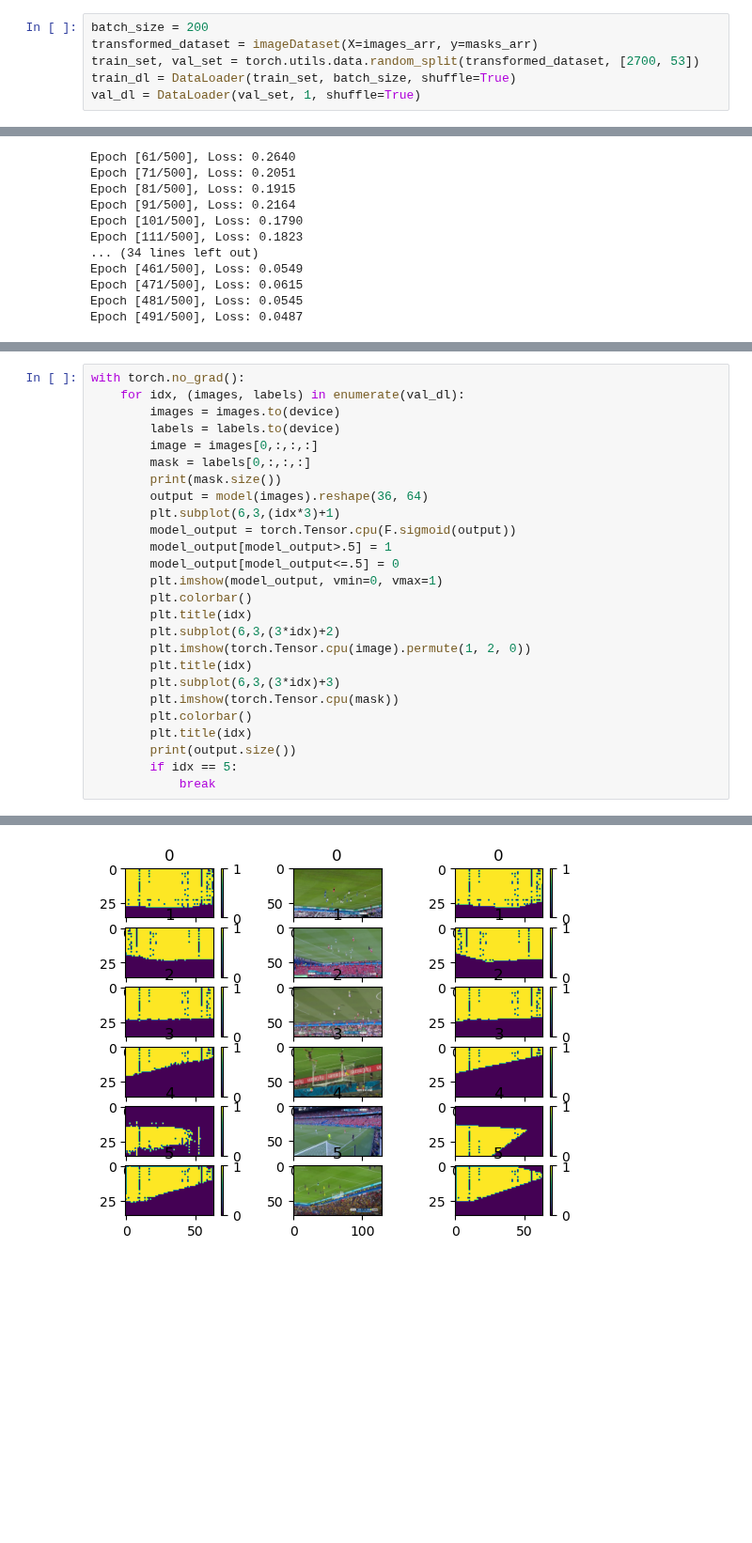
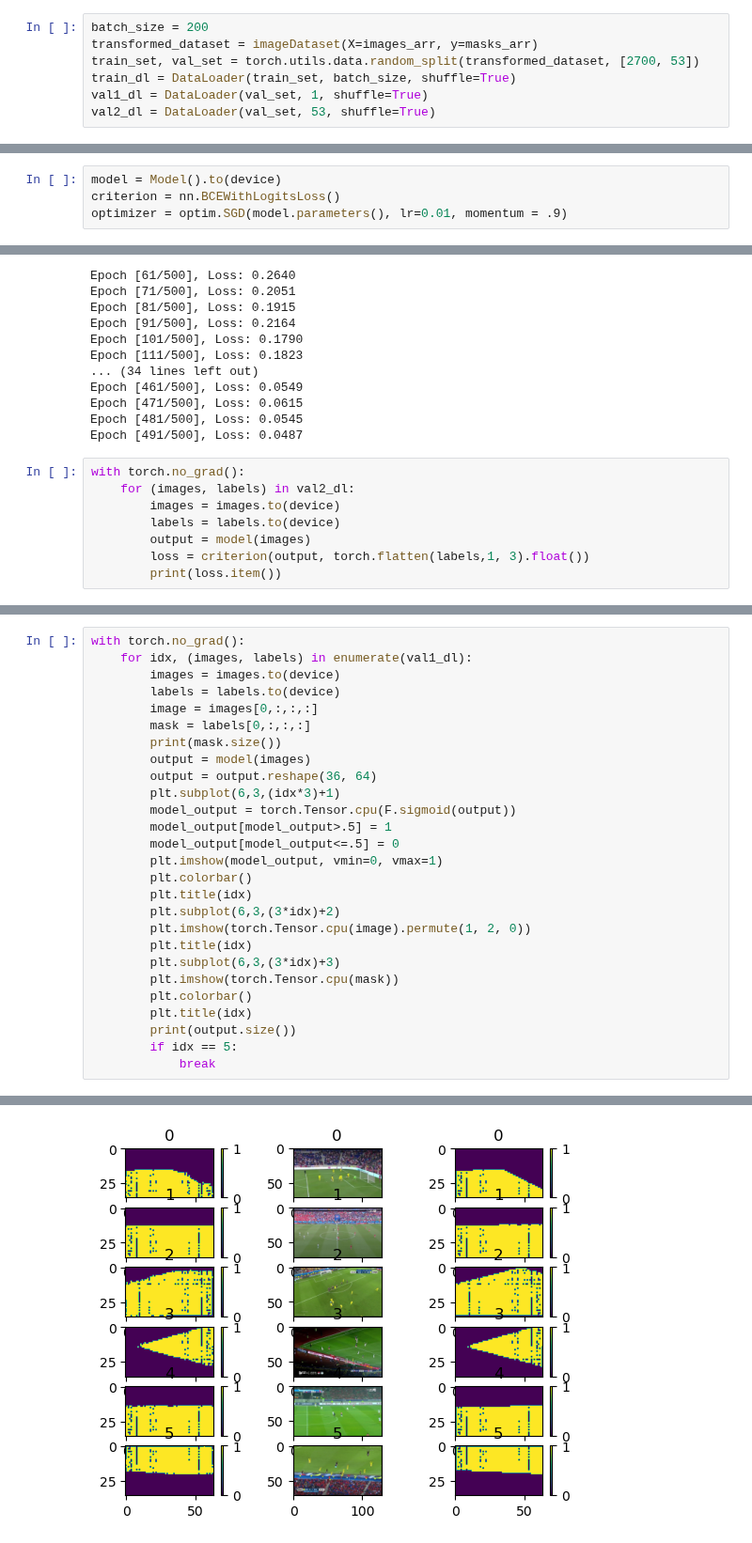
Before and after one commit to patrick-naylor/Soccer-Field-Detection, a Jupyter notebook: model.ipynb, the cells around one changed output, grey strips where cells are left out. Shown at 94% size. Drawn from its saved outputs; the diff is of its cells as text; blank space fills up the shorter version.

```diff
--- a/model.ipynb
+++ b/model.ipynb
@@ -90,7 +91,8 @@ batch_size = 200
 transformed_dataset = imageDataset(X=images_arr, y=masks_arr)
 train_set, val_set = torch.utils.data.random_split(transformed_dataset, [2700, 53])
 train_dl = DataLoader(train_set, batch_size, shuffle=True)
-val_dl = DataLoader(val_set, 1, shuffle=True)
+val1_dl = DataLoader(val_set, 1, shuffle=True)
+val2_dl = DataLoader(val_set, 53, shuffle=True)
 # %%
 class Model(nn.Module):
     def __init__(self):
@@ -117,3 +115,7 @@ optimizer = optim.SGD(model.parameters(), lr=0.01, momentum = .9)
+# %%
+model = Model().to(device)
+criterion = nn.BCEWithLogitsLoss()
+optimizer = optim.SGD(model.parameters(), lr=0.01, momentum = .9)
 # %%
 num_epochs = 500
 n_total_steps = len(train_dl)
@@ -156,3 +158,11 @@ Epoch [461/500], Loss: 0.0549
 Epoch [471/500], Loss: 0.0615
 Epoch [481/500], Loss: 0.0545
 Epoch [491/500], Loss: 0.0487
+# %%
+with torch.no_grad():
+    for (images, labels) in val2_dl:
+        images = images.to(device)
+        labels = labels.to(device)
+        output = model(images)
+        loss = criterion(output, torch.flatten(labels,1, 3).float())
+        print(loss.item())
@@ -159,40 +171,41 @@ Epoch [491/500], Loss: 0.0487
 # %%
 with torch.no_grad():
-    for idx, (images, labels) in enumerate(val_dl):
+    for idx, (images, labels) in enumerate(val1_dl):
         images = images.to(device)
         labels = labels.to(device)
         image = images[0,:,:,:]
         mask = labels[0,:,:,:]
         print(mask.size())
-        output = model(images).reshape(36, 64)
+        output = model(images)
+        output = output.reshape(36, 64)
         plt.subplot(6,3,(idx*3)+1)
         model_output = torch.Tensor.cpu(F.sigmoid(output))
         model_output[model_output>.5] = 1
         model_output[model_output<=.5] = 0
         plt.imshow(model_output, vmin=0, vmax=1)
         plt.colorbar()
         plt.title(idx)
         plt.subplot(6,3,(3*idx)+2)
         plt.imshow(torch.Tensor.cpu(image).permute(1, 2, 0))
         plt.title(idx)
         plt.subplot(6,3,(3*idx)+3)
         plt.imshow(torch.Tensor.cpu(mask))
         plt.colorbar()
         plt.title(idx)
         print(output.size())
         if idx == 5:
             break
 # %% [output]
 torch.Size([36, 64, 1])
 torch.Size([36, 64])
 torch.Size([36, 64, 1])
 torch.Size([36, 64])
 torch.Size([36, 64, 1])
 torch.Size([36, 64])
 torch.Size([36, 64, 1])
 torch.Size([36, 64])
 torch.Size([36, 64, 1])
 torch.Size([36, 64])
 torch.Size([36, 64, 1])
 torch.Size([36, 64])
-[figure, old version]
+[figure, new version]
```
Also changed, not shown: parts of 4 cells of this notebook.
